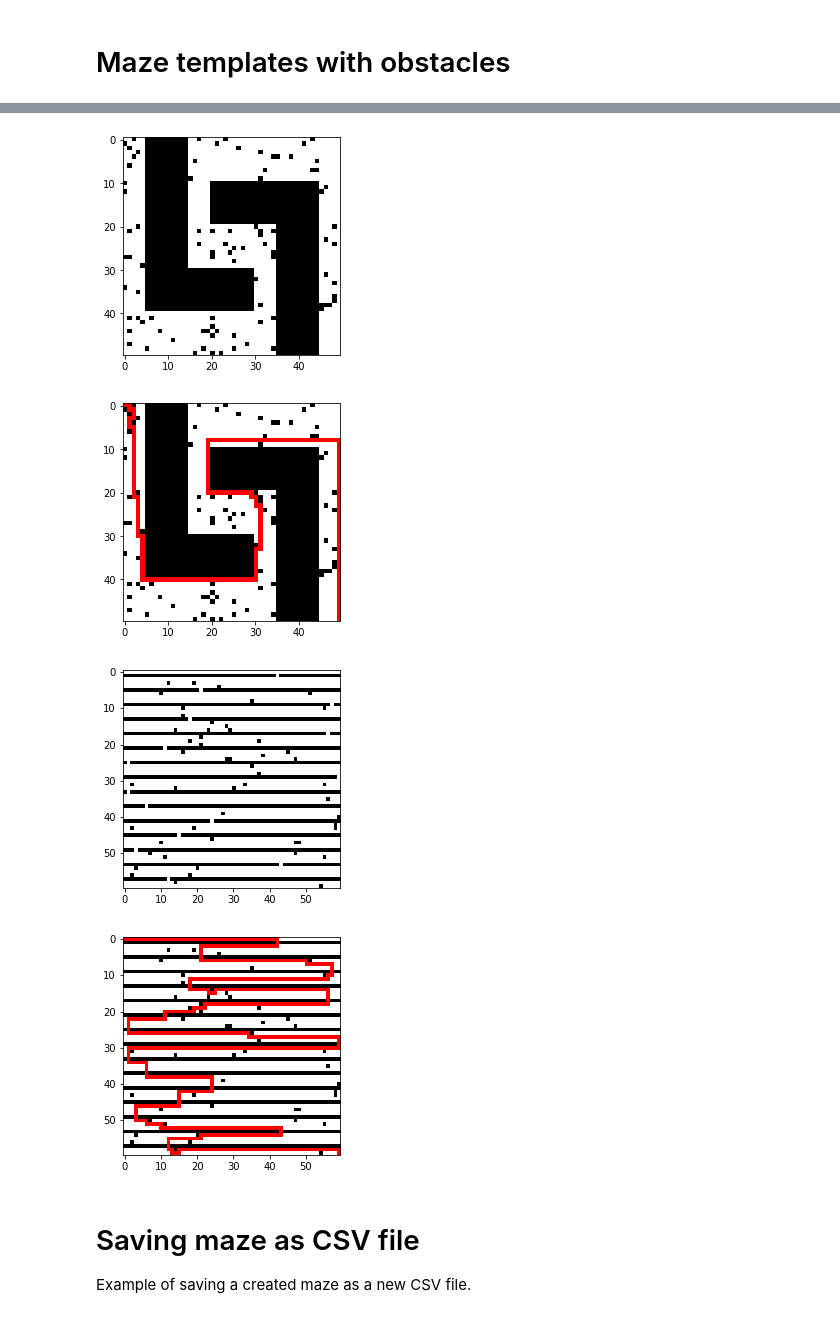
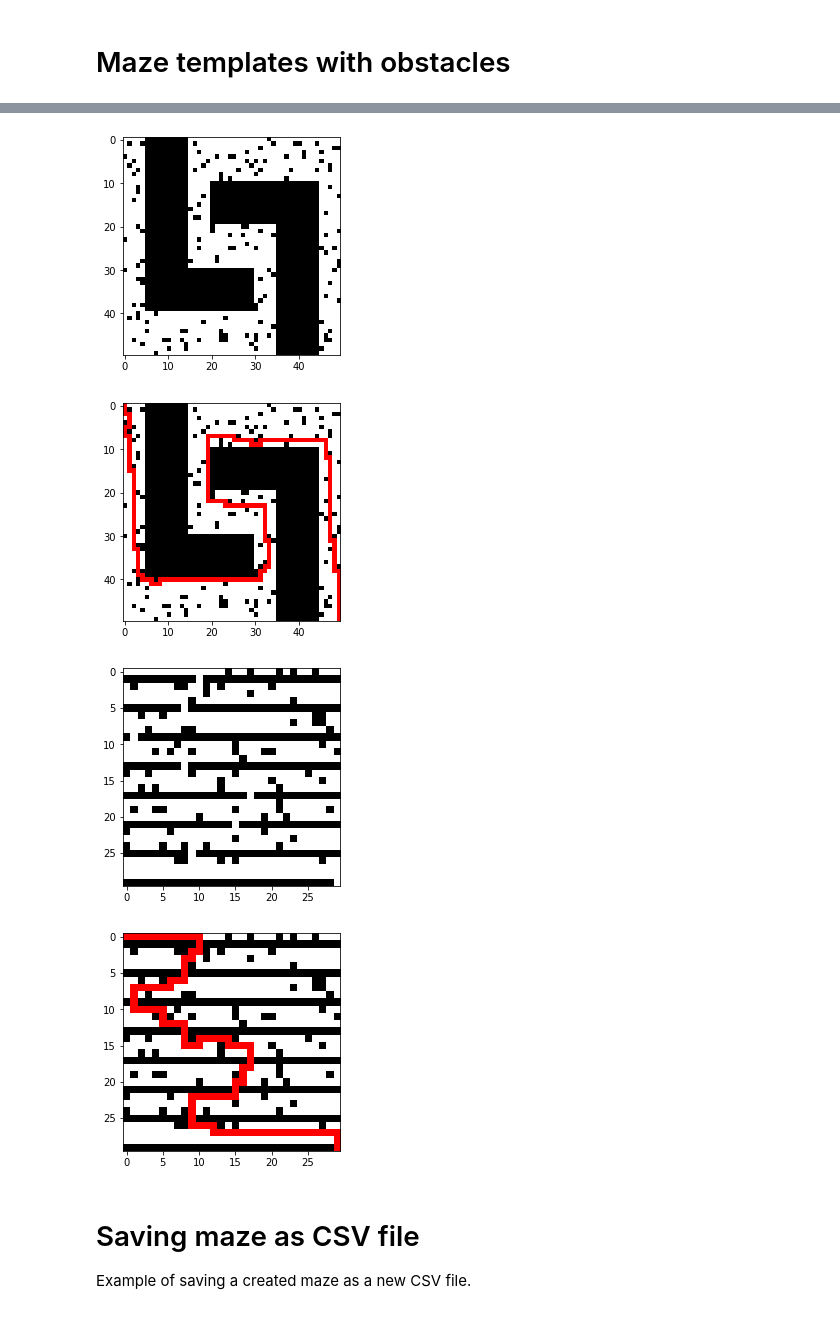
Before and after one commit to TAB0048/vvp-project, a Jupyter notebook: examples.ipynb, the cells around one changed output, grey strips where cells are left out. Drawn from its saved outputs; the diff is of its cells as text; code cells hidden in the pictures.

Commit message:
Update random obstacles and examples

```diff
--- a/examples.ipynb
+++ b/examples.ipynb
@@ -184,7 +183,7 @@ slalom_maze.draw_maze_path()
 [figure]
 [figure]
 # %%
-lines_maze = MazeTemplate.lines(60)
+lines_maze = MazeTemplate.lines(30)
 lines_maze.draw_maze()
 lines_maze.draw_maze_path()
 # %% [output]
@@ -204,21 +203,21 @@ empty_maze_obstacles.draw_maze_path()
 # %%
-num_obstacles = 80
+num_obstacles = 50
 slalom_maze_obstacles = MazeTemplate.random_obstacles(slalom_maze, num_obstacles)
 
 slalom_maze_obstacles.draw_maze()
 slalom_maze_obstacles.draw_maze_path()
 # %% [output]
-[figure, old version]
+[figure, new version]
-[figure, old version]
+[figure, new version]
 # %%
-num_obstacles = 2
+num_obstacles = 70
 lines_maze_obstacles = MazeTemplate.random_obstacles(lines_maze, num_obstacles)
 
 lines_maze_obstacles.draw_maze()
 lines_maze_obstacles.draw_maze_path()
 # %% [output]
-[figure, old version]
+[figure, new version]
-[figure, old version]
+[figure, new version]
 # %% [markdown]
 # Saving maze as CSV file
 Example of saving a created maze as a new CSV file.
```
Also changed, not shown: parts of 9 cells of this notebook, 3 other files.
